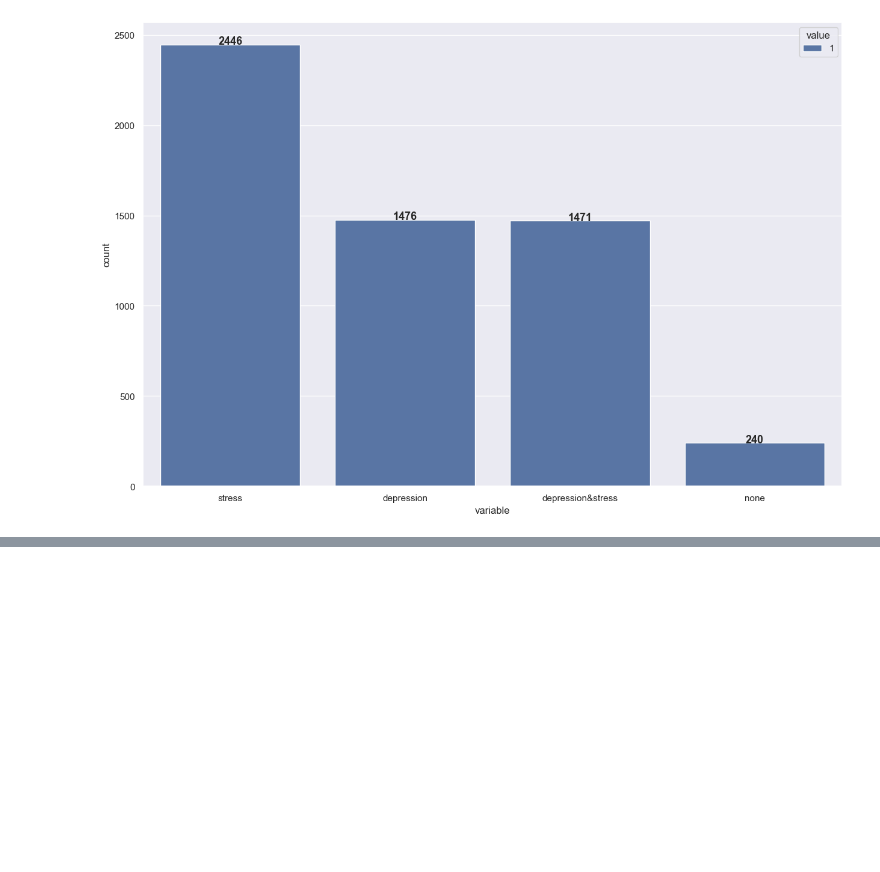
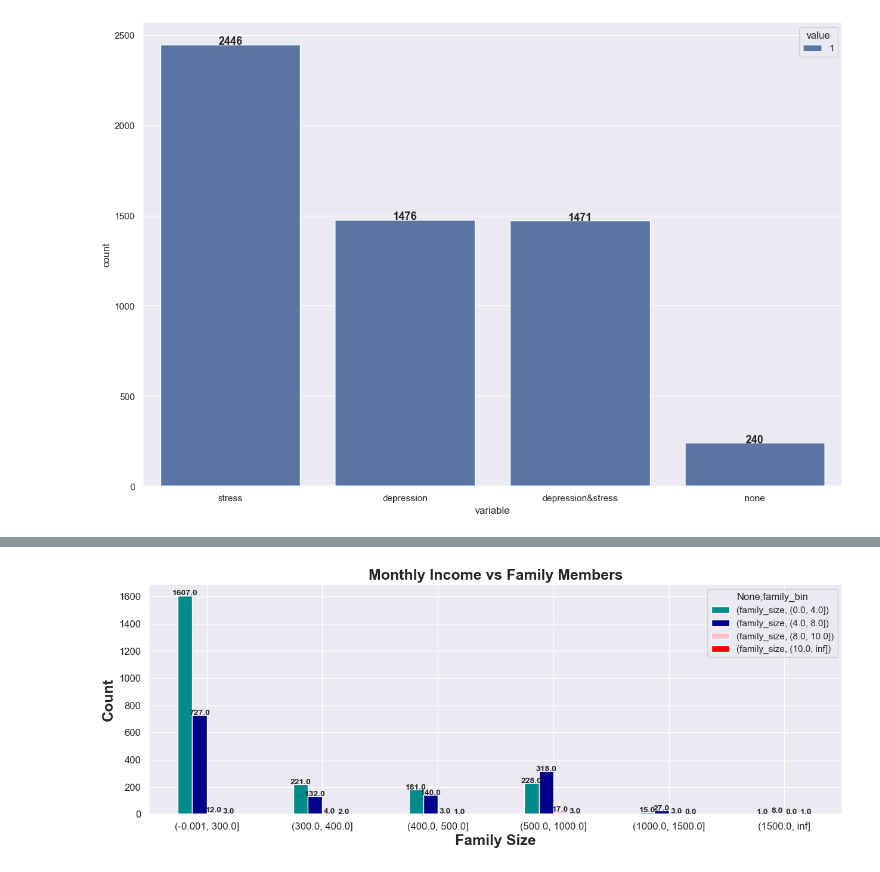
Before and after one commit to lamanhasanova/Python-Vulnerable-People-affected-by-war-data, a Jupyter notebook: Vulnerable people data affected by war .ipynb, the cells around one changed output, grey strips where cells are left out. Saved outputs shown, nothing was run; the diff lists cells and outputs as text; code cells hidden in the pictures; blank space fills up the shorter version.

```diff
--- a/Vulnerable people data affected by war .ipynb
+++ b/Vulnerable people data affected by war .ipynb
@@ -1557,0 +1560,3 @@ plt.show();
+# %%
+t=pd.pivot_table(df,index=["income_bin"],columns=["family_bin"],values=["family_size"],aggfunc="count")
+t
@@ -1557,0 +1573,13 @@ plt.show();
+# %%
+ax=t.plot.bar(title="Monthly Income according to the Family size",color=["darkcyan","darkblue","pink","red"])
+plt.title("Monthly Income vs Family Members",fontsize=18,fontweight="bold")
+plt.xlabel("Family Size",fontsize=18,fontweight="bold",rotation=0)
+plt.ylabel("Count",fontsize=18,fontweight="bold",)
+plt.xticks(rotation=0,fontsize=12)
+plt.yticks(fontsize=12);
+
+for rect in ax.patches:
+    ax.text(rect.get_x()+rect.get_width()/2,rect.get_height()+0.75,rect.get_height(),horizontalalignment="center",fontsize=10,fontweight="bold")
+plt.show();
+# %% [output]
+[figure, added]
```
Also changed, not shown: parts of 4 cells of this notebook.
